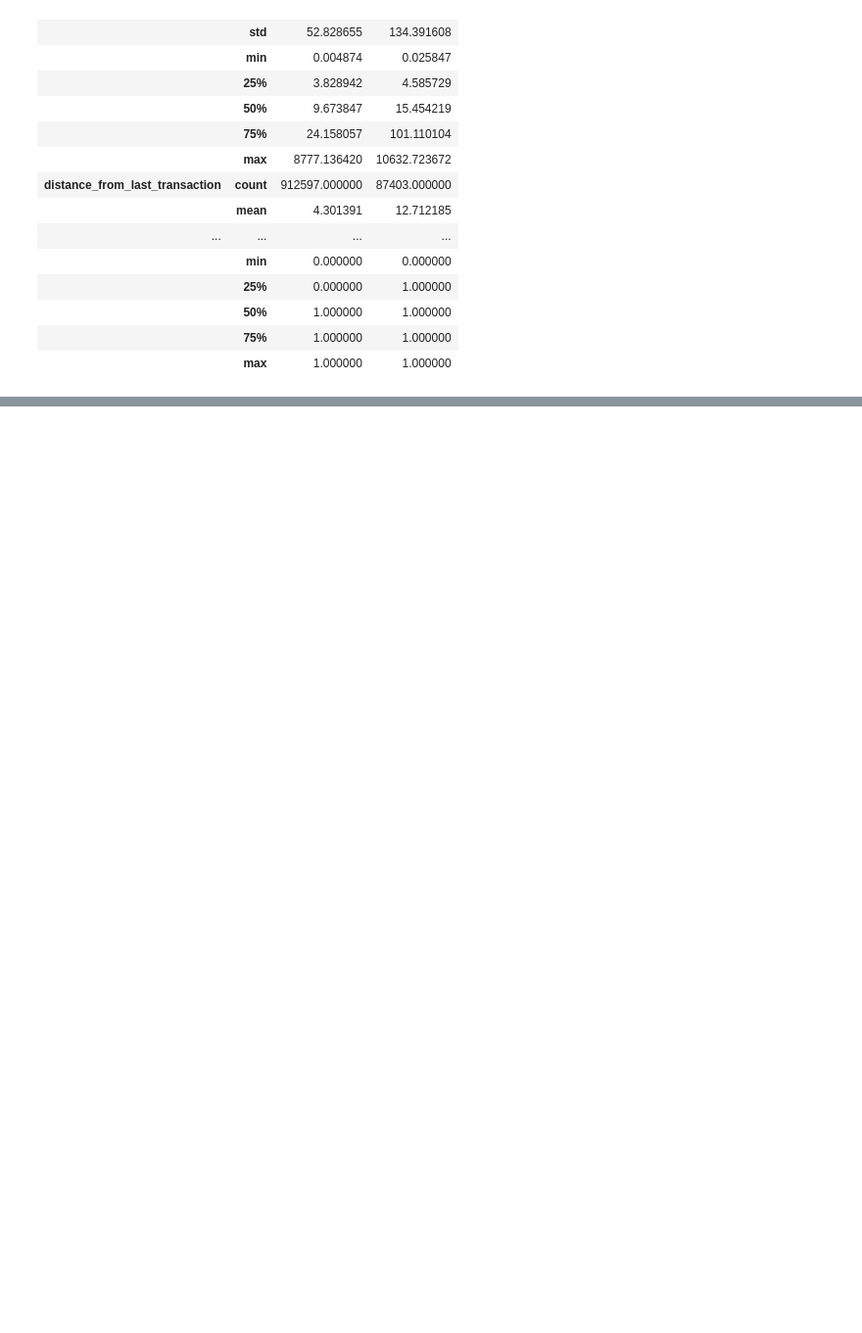
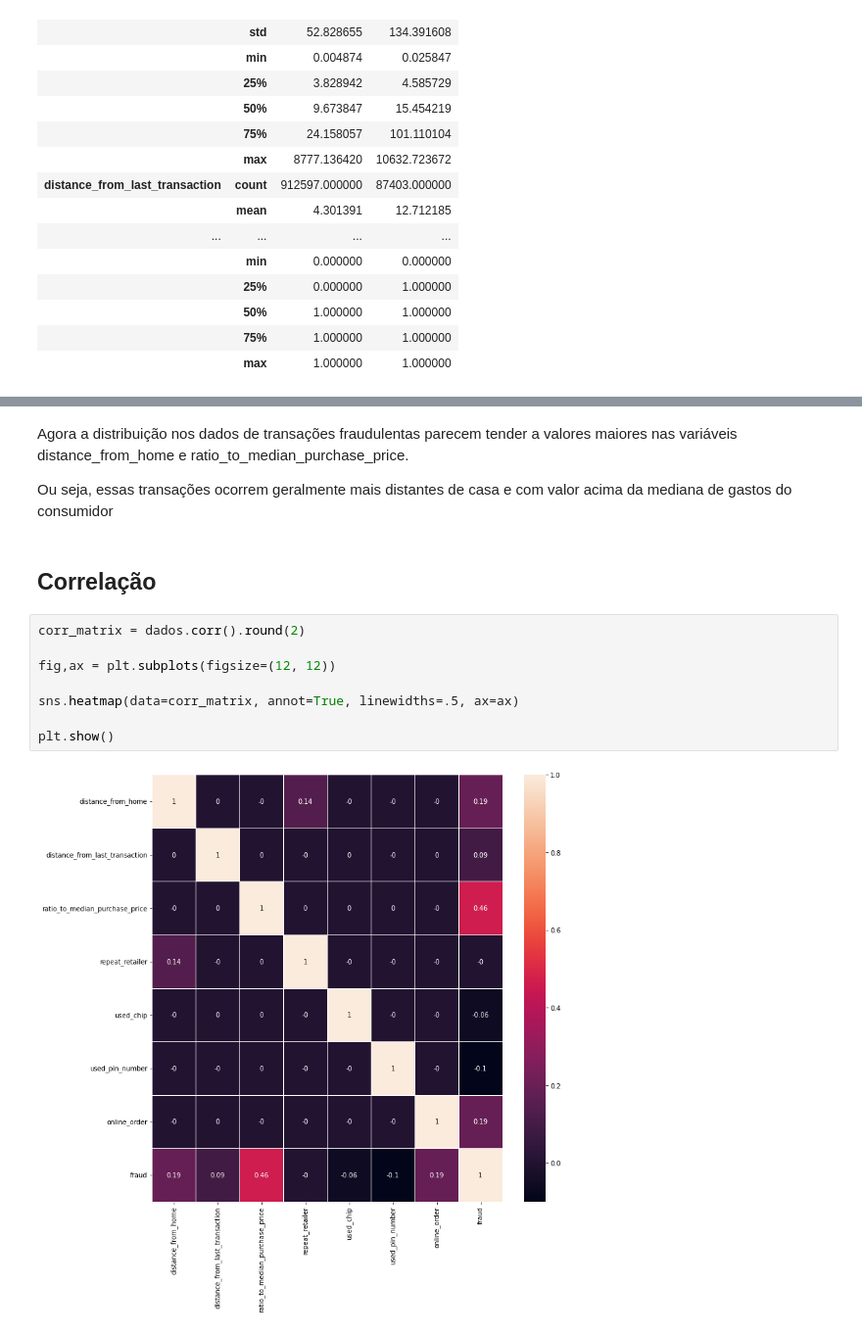
Before and after one commit to jackson-simionato/fase2_pos_tech, a Jupyter notebook: 2_Machine_Learning_Avancado/Aula6_Classification_Report/Aula6_Classification_Report.ipynb, the cells around one changed output, grey strips where cells are left out. Shown at 98% size. Drawn from its saved outputs; the diff is of its cells as text; blank space fills up the shorter version.

```diff
--- a/2_Machine_Learning_Avancado/Aula6_Classification_Report/Aula6_Classification_Report.ipynb
+++ b/2_Machine_Learning_Avancado/Aula6_Classification_Report/Aula6_Classification_Report.ipynb
@@ -155,0 +221,16 @@ Primeiros insights, transações fraudulentas em geral são:
+# %% [markdown]
+Agora a distribuição nos dados de transações fraudulentas parecem tender a valores maiores nas variáveis distance_from_home e ratio_to_median_purchase_price.
+
+Ou seja, essas transações ocorrem geralmente mais distantes de casa e com valor acima da mediana de gastos do consumidor
+# %% [markdown]
+## Correlação
+# %%
+corr_matrix = dados.corr().round(2)
+
+fig,ax = plt.subplots(figsize=(12, 12))
+
+sns.heatmap(data=corr_matrix, annot=True, linewidths=.5, ax=ax)
+
+plt.show()
+# %% [output]
+[figure, added]
```
Also changed, not shown: parts of 32 cells of this notebook.
